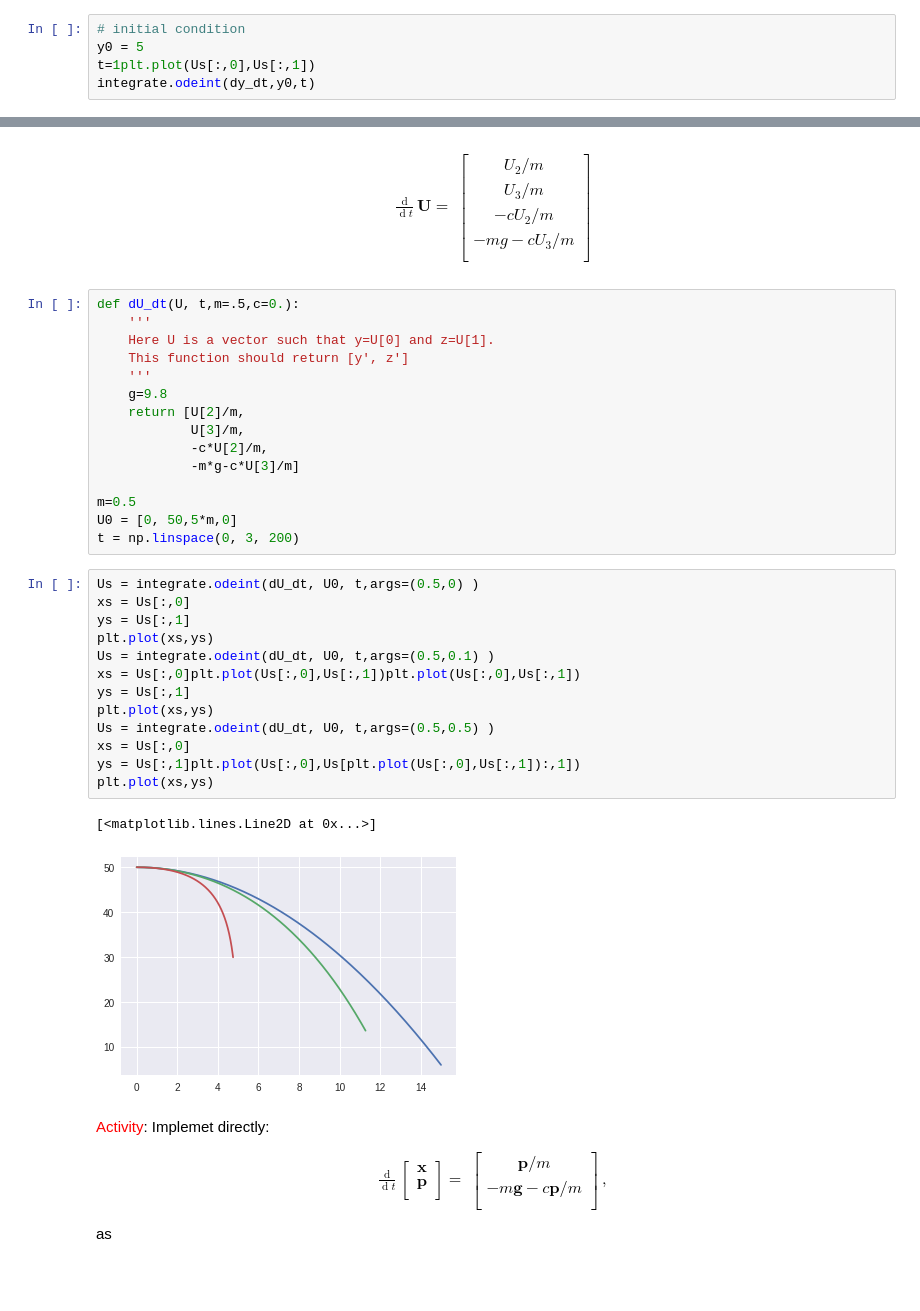
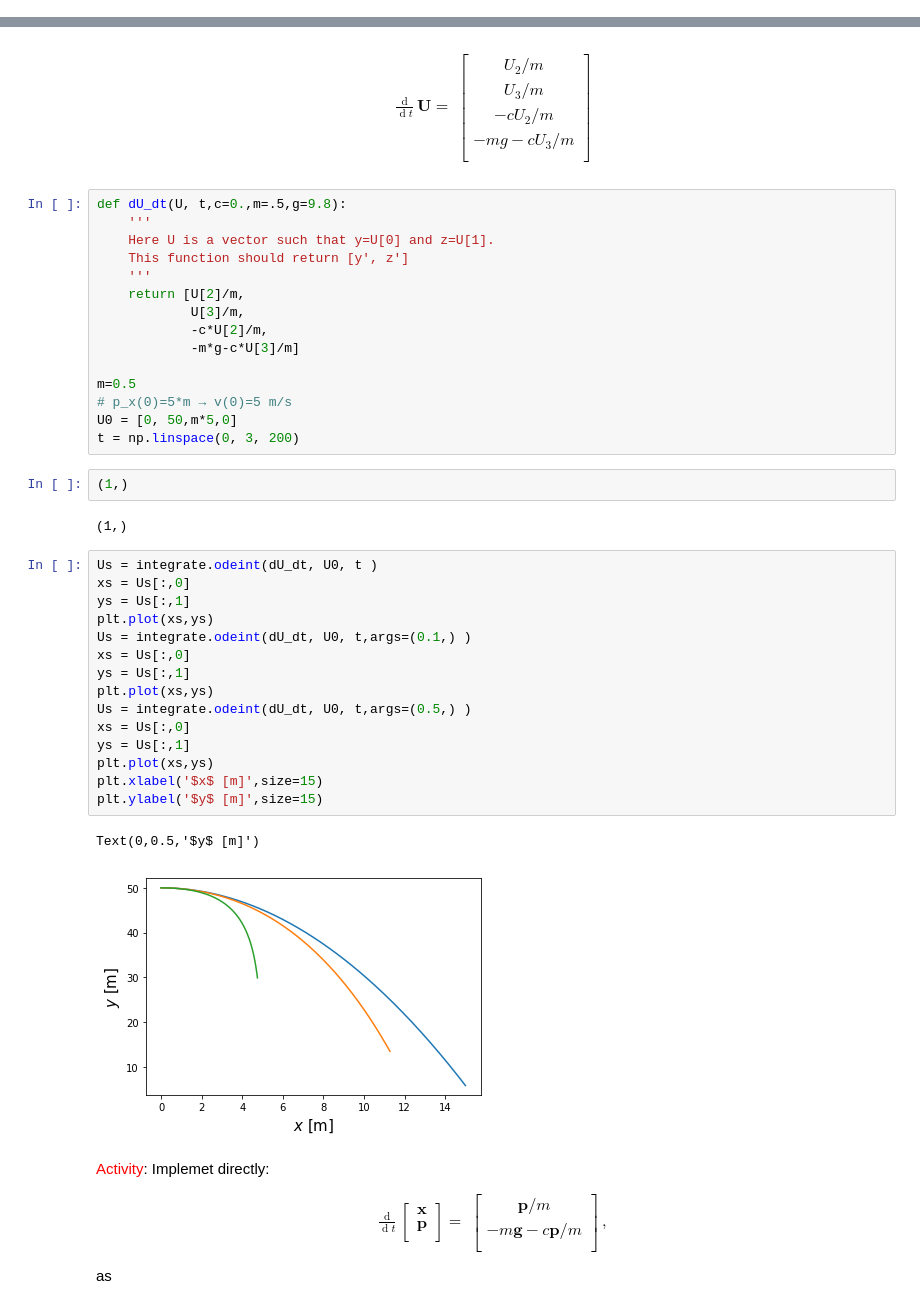
Before and after one commit to restrepo/ComputationalMethods, a Jupyter notebook: material/differential-equations.ipynb, the cells around one changed output, grey strips where cells are left out. Cells and saved outputs as stored; diff of their text form; blank space fills up the shorter version.

```diff
--- a/material/differential-equations.ipynb
+++ b/material/differential-equations.ipynb
@@ -382,5 +451,0 @@ para un punto $t=1$: con condición inicial $y(0)=y_0=5$
-# %%
-# initial condition
-y0 = 5
-t=1plt.plot(Us[:,0],Us[:,1])
-integrate.odeint(dy_dt,y0,t)
@@ -546,36 +618,42 @@ $$
 \end{bmatrix}
 \end{align}
 # %%
-def dU_dt(U, t,m=.5,c=0.):
+def dU_dt(U, t,c=0.,m=.5,g=9.8):
     '''
     Here U is a vector such that y=U[0] and z=U[1].
     This function should return [y', z']
     '''
-    g=9.8
     return [U[2]/m,
             U[3]/m,
             -c*U[2]/m,
             -m*g-c*U[3]/m]
 
 m=0.5
-U0 = [0, 50,5*m,0]
+# p_x(0)=5*m → v(0)=5 m/s
+U0 = [0, 50,m*5,0]
 t = np.linspace(0, 3, 200)
+# %%
+(1,)
+# %% [output]
+(1,)
 # %%
-Us = integrate.odeint(dU_dt, U0, t,args=(0.5,0) )
+Us = integrate.odeint(dU_dt, U0, t )
 xs = Us[:,0]
 ys = Us[:,1]
 plt.plot(xs,ys)
-Us = integrate.odeint(dU_dt, U0, t,args=(0.5,0.1) )
-xs = Us[:,0]plt.plot(Us[:,0],Us[:,1])plt.plot(Us[:,0],Us[:,1])
+Us = integrate.odeint(dU_dt, U0, t,args=(0.1,) )
+xs = Us[:,0]
 ys = Us[:,1]
 plt.plot(xs,ys)
-Us = integrate.odeint(dU_dt, U0, t,args=(0.5,0.5) )
+Us = integrate.odeint(dU_dt, U0, t,args=(0.5,) )
 xs = Us[:,0]
-ys = Us[:,1]plt.plot(Us[:,0],Us[plt.plot(Us[:,0],Us[:,1]):,1])
+ys = Us[:,1]
 plt.plot(xs,ys)
+plt.xlabel('$x$ [m]',size=15)
+plt.ylabel('$y$ [m]',size=15)
 # %% [output]
-[<matplotlib.lines.Line2D at 0x...>]
+Text(0,0.5,'$y$ [m]')
-[figure, old version]
+[figure, new version]
 # %% [markdown]
 <font color="red">Activity</font>: Implemet directly:
 \begin{align}
```
Also changed, not shown: parts of 51 cells of this notebook.
